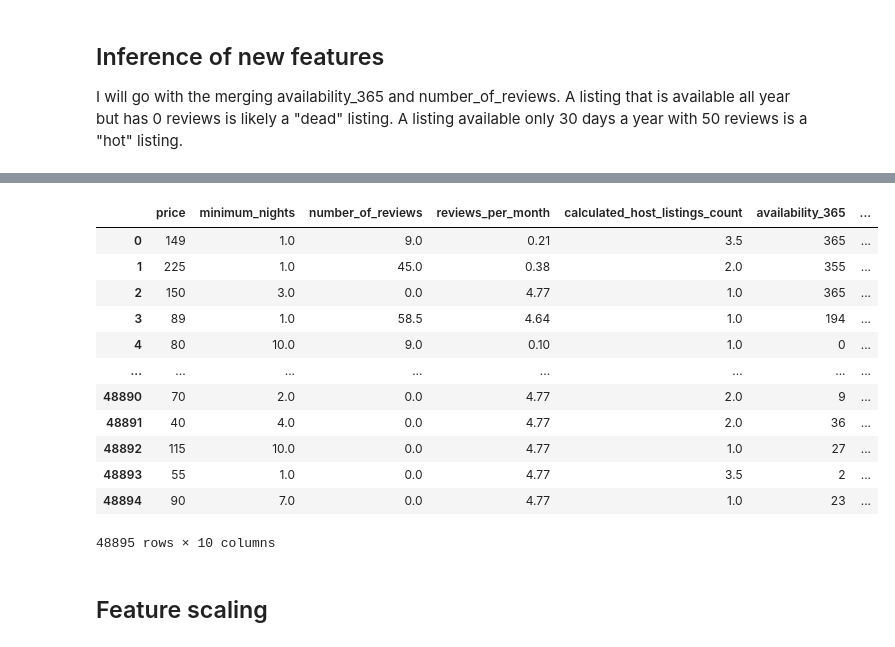
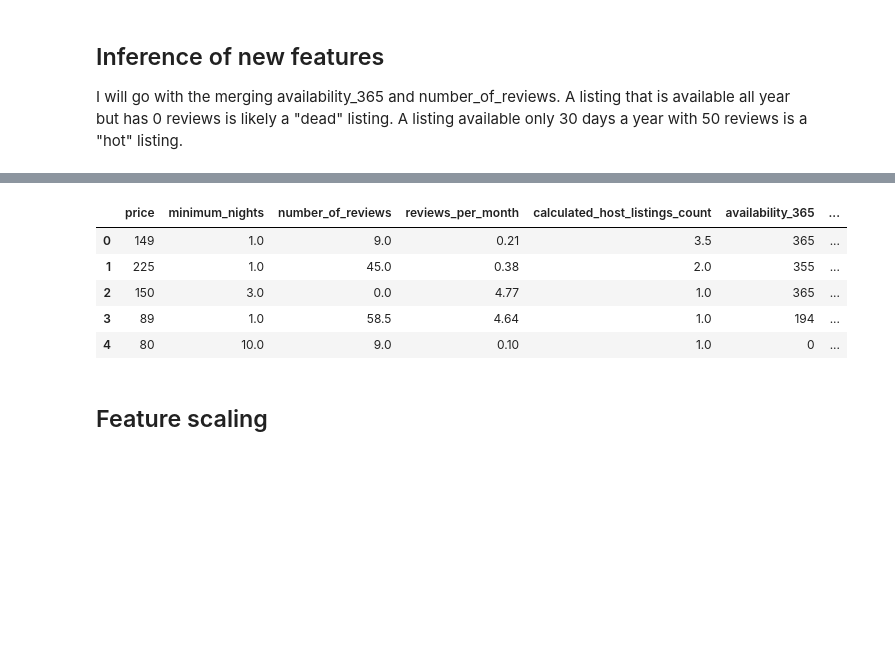
Before and after one commit to 4GeeksAcademy/kiko-bar_Data-Preprocessing-EDA_v2, a Jupyter notebook: src/explore.ipynb, the cells around one changed output, grey strips where cells are left out. Drawn from its saved outputs; the diff is of its cells as text; code cells hidden in the pictures; blank space fills up the shorter version.

```diff
--- a/src/explore.ipynb
+++ b/src/explore.ipynb
@@ -572,19 +565,12 @@ df_WITH_outliers
 # %%
-df_WITHOUT_outliers
+df_WITHOUT_outliers.head()
 # %% [output]
 |  | price | minimum_nights | number_of_reviews | reviews_per_month | calculated_host_listings_count | availability_365 | ... |
 | 0 | 149 | 1.0 | 9.0 | 0.21 | 3.5 | 365 | ... |
 | 1 | 225 | 1.0 | 45.0 | 0.38 | 2.0 | 355 | ... |
 | 2 | 150 | 3.0 | 0.0 | 4.77 | 1.0 | 365 | ... |
 | 3 | 89 | 1.0 | 58.5 | 4.64 | 1.0 | 194 | ... |
 | 4 | 80 | 10.0 | 9.0 | 0.10 | 1.0 | 0 | ... |
-| ... | ... | ... | ... | ... | ... | ... | ... |
-| 48890 | 70 | 2.0 | 0.0 | 4.77 | 2.0 | 9 | ... |
-| 48891 | 40 | 4.0 | 0.0 | 4.77 | 2.0 | 36 | ... |
-| 48892 | 115 | 10.0 | 0.0 | 4.77 | 1.0 | 27 | ... |
-| 48893 | 55 | 1.0 | 0.0 | 4.77 | 3.5 | 2 | ... |
-| 48894 | 90 | 7.0 | 0.0 | 4.77 | 1.0 | 23 | ... |
-48895 rows × 10 columns
 # %% [markdown]
 ## Feature scaling
 # %%
```
Also changed, not shown: parts of 12 cells of this notebook, 14 other files.
